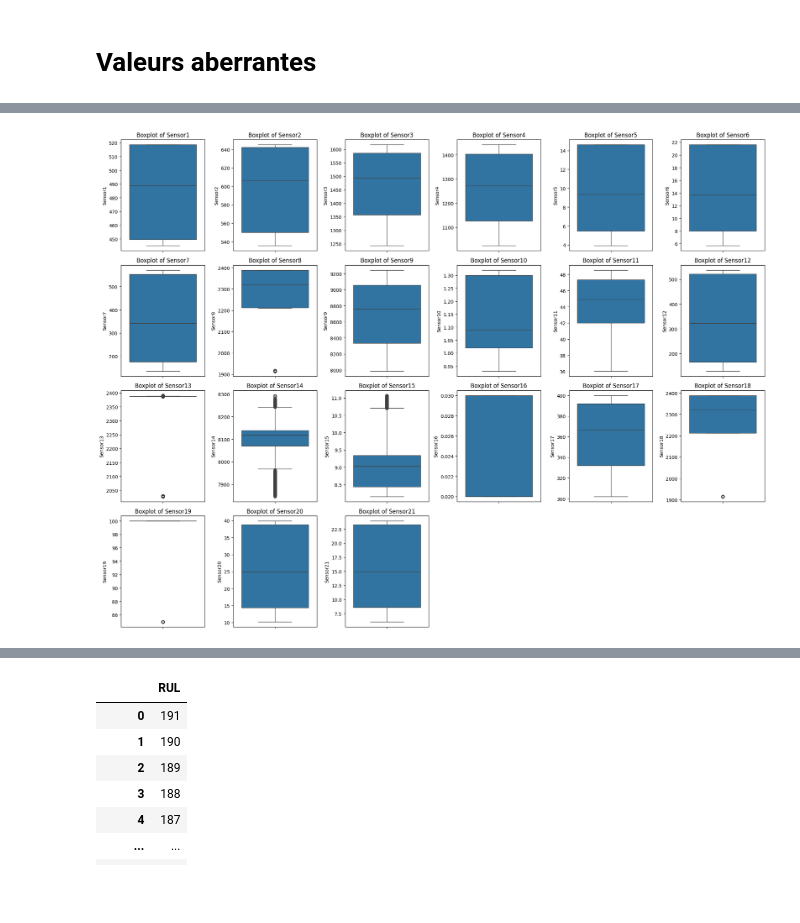
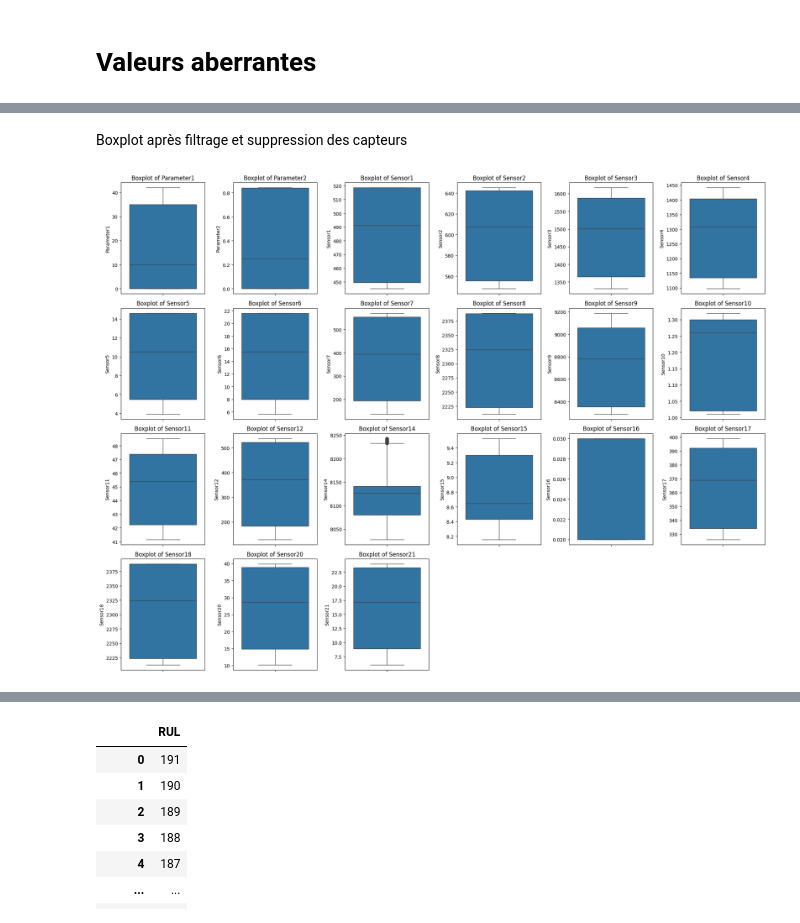
Before and after one commit to qlandon/Machine_Learning, a Jupyter notebook: Projet_soutenance/Project_turboFan.ipynb, the cells around one changed output, grey strips where cells are left out. Cells and saved outputs as stored; diff of their text form; code cells hidden in the pictures; blank space fills up the shorter version.

```diff
--- a/Projet_soutenance/Project_turboFan.ipynb
+++ b/Projet_soutenance/Project_turboFan.ipynb
@@ -42,2 +60,18 @@ features = X_train_Sensor_values.columns
 # %% [markdown]
 # **Valeurs aberrantes**
+# %%
+# Enlever les valeurs aberrantes des colonnes sensor en utilisant le diagramme moustache
+X_train_Sensor_values = data_train.iloc[:, 4:25]
+features = X_train_Sensor_values.columns
+
+# Tracer les boxplots pour chaque feature avant le filtrage
+plt.figure(figsize=(20, 15))  # Ajustez la taille de la figure selon vos besoins
+for i, feature in enumerate(features):
+    plt.subplot(4, 6, i+1)  # Ajustez la disposition des sous-plots selon le nombre de features
+    sns.boxplot(y=X_train_Sensor_values[feature])
+    plt.title(f'Boxplot of {feature}')
+    plt.ylabel(feature)
+    plt.xlabel('')
+
+plt.tight_layout()  # Ajuste les sous-plots pour qu'ils tiennent bien dans la figure
+plt.show()
@@ -44,14 +105,19 @@ features = X_train_Sensor_values.columns
+# %% [markdown]
+Boxplot après filtrage et suppression des capteurs
 # %%
+#New features filtered
+features = X_train_processed_data.columns
+
 # Tracer les boxplots pour chaque feature avant le filtrage
 plt.figure(figsize=(20, 15))  # Ajustez la taille de la figure selon vos besoins
 for i, feature in enumerate(features):
     plt.subplot(4, 6, i+1)  # Ajustez la disposition des sous-plots selon le nombre de features
-    sns.boxplot(y=X_train_Sensor_values[feature])
+    sns.boxplot(y=X_train_processed_data[feature])
     plt.title(f'Boxplot of {feature}')
     plt.ylabel(feature)
     plt.xlabel('')
 
 plt.tight_layout()  # Ajuste les sous-plots pour qu'ils tiennent bien dans la figure
 plt.show()
 # %% [output]
-[figure, old version]
+[figure, new version]
```
Also changed, not shown: parts of 28 cells of this notebook.
